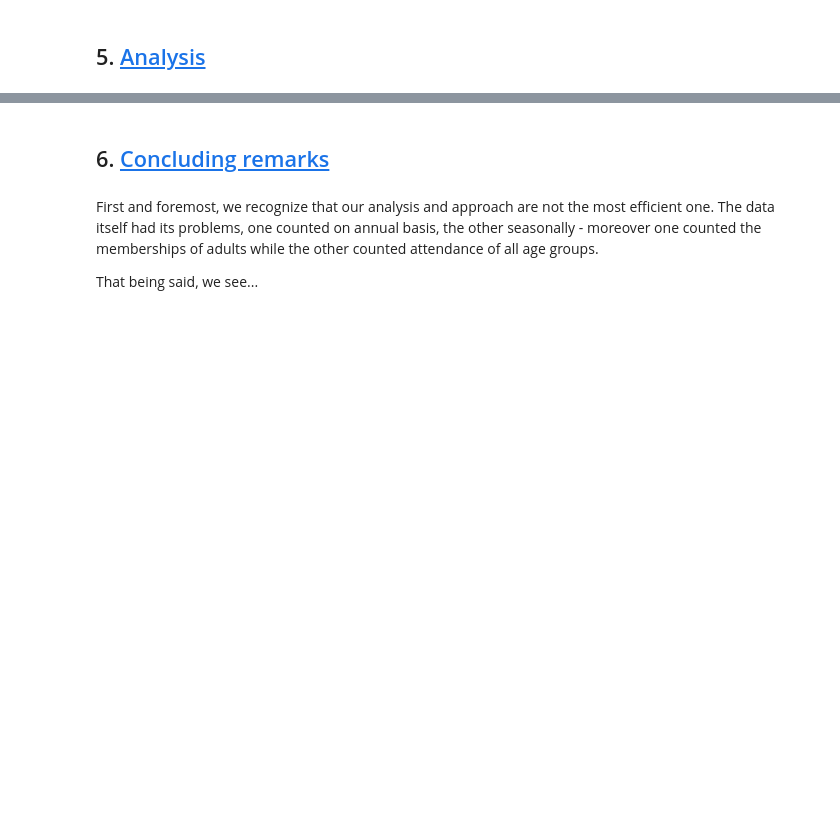
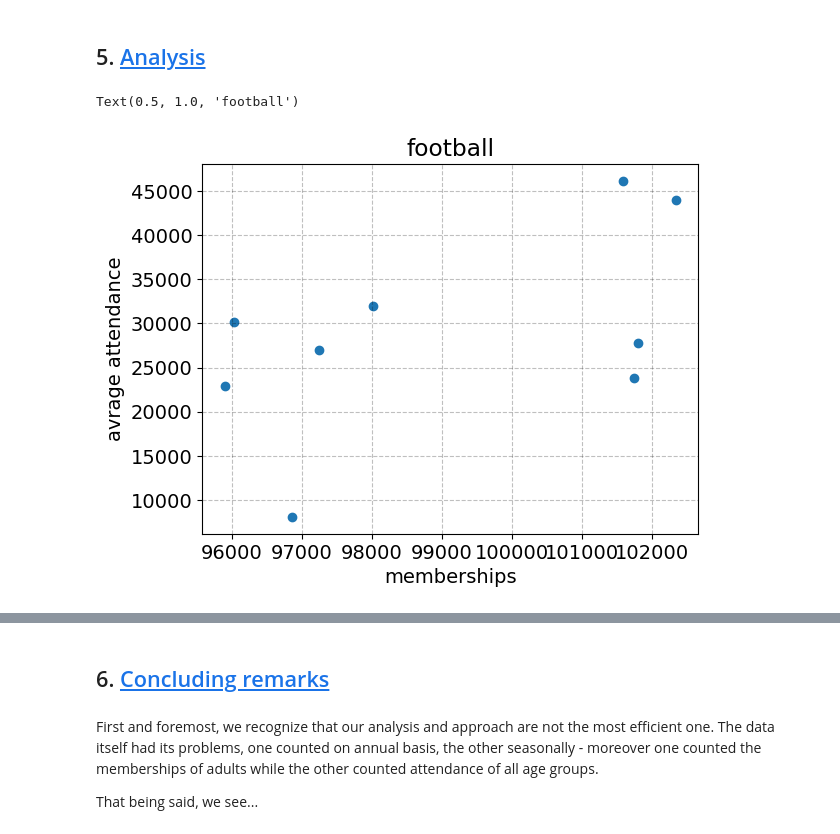
Before and after one commit to NumEconCopenhagen/projects-2024-Simon-C-og-Jens-H, a Jupyter notebook: dataproject/dataproject.ipynb, the cells around one changed output, grey strips where cells are left out. Cells and saved outputs as stored; diff of their text form; code cells hidden in the pictures; blank space fills up the shorter version.

```diff
--- a/dataproject/dataproject.ipynb
+++ b/dataproject/dataproject.ipynb
@@ -596,0 +594,3 @@ merged
+# %%
+football_data = merged[merged['event'] == 'football']
+football_data
@@ -596,0 +608,10 @@ merged
+# %%
+sports = ['football', 'icehockey', 'basketball', 'handball']
+
+for sport in sports:
+    globals()[f"{sport}_data"] = merged[merged['event'] == sport]
+
+handball_data = handball_data.drop(['icehockey_overall_attend', 'football_overall_attend', 'basketball_overall_attend'], axis=1)
+football_data = football_data.drop(['icehockey_overall_attend', 'handball_overall_attend', 'basketball_overall_attend'], axis=1)
+basketball_data = basketball_data.drop(['icehockey_overall_attend', 'football_overall_attend', 'handball_overall_attend'], axis=1)
+icehockey_data = icehockey_data.drop(['handball_overall_attend', 'football_overall_attend', 'basketball_overall_attend'], axis=1)
@@ -597,2 +670,10 @@ merged
 # %% [markdown]
 ## 5. <a id='toc5_'></a>[Analysis](#toc5_)
+# %%
+plt.scatter(football_data['sport_'],football_data['football_overall_attend'])
+plt.xlabel('memberships')
+plt.ylabel('avrage attendance')
+plt.title('football')
+# %% [output]
+Text(0.5, 1.0, 'football')
+[figure, added]
```
Also changed, not shown: parts of 10 cells of this notebook.
